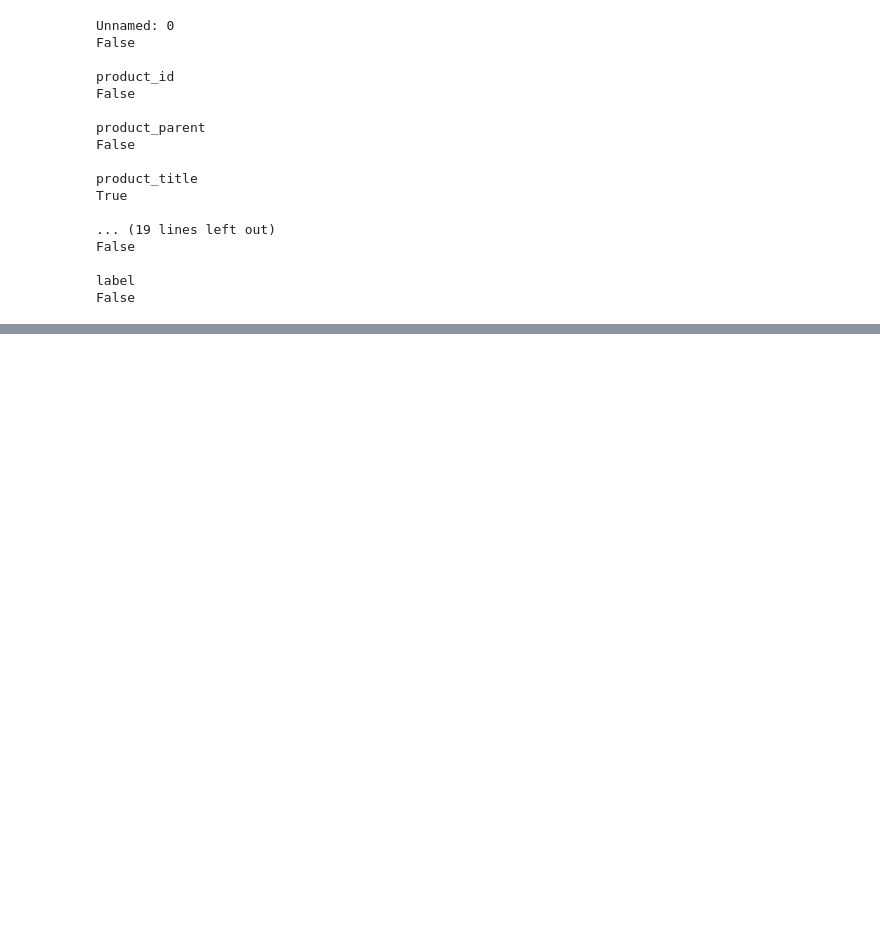
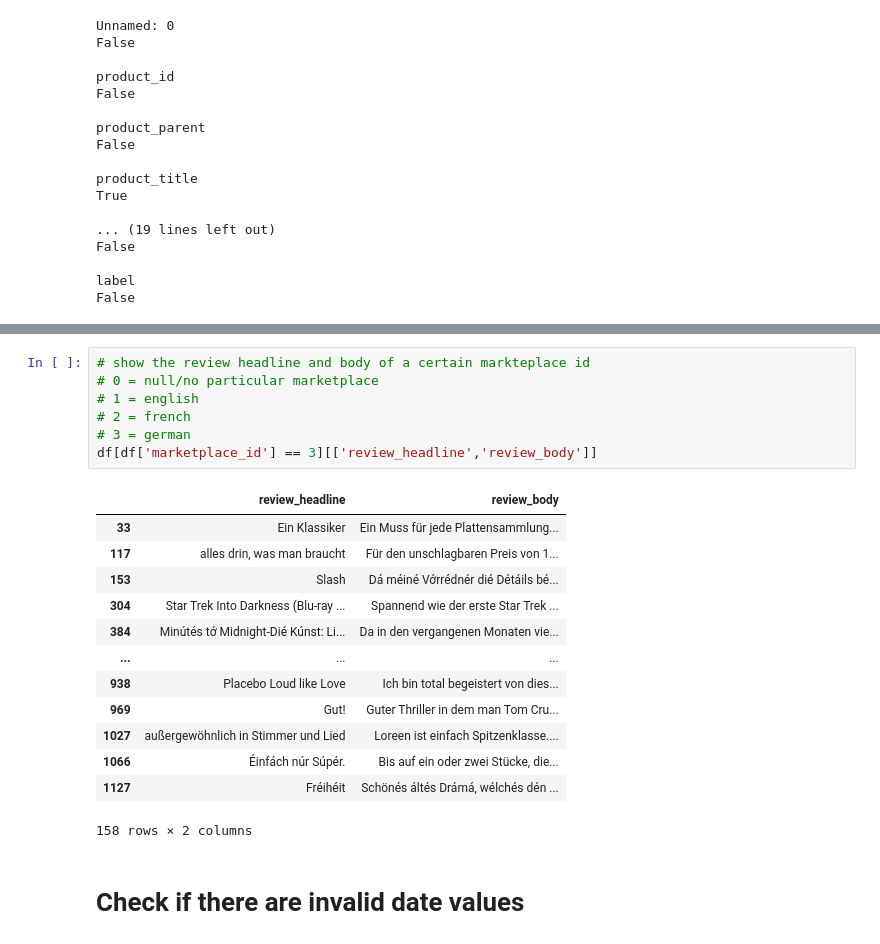
Before and after one commit to Kajzzer/BigData, a Jupyter notebook: EDA.ipynb, the cells around one changed output, grey strips where cells are left out. Saved outputs shown, nothing was run; the diff lists cells and outputs as text; blank space fills up the shorter version.

```diff
--- a/EDA.ipynb
+++ b/EDA.ipynb
@@ -131,0 +270,23 @@ False
+# %%
+# show the review headline and body of a certain markteplace id
+# 0 = null/no particular marketplace
+# 1 = english
+# 2 = french
+# 3 = german
+df[df['marketplace_id'] == 3][['review_headline','review_body']]
+# %% [output]
+|  | review_headline | review_body |
+| 33 | Ein Klassiker | Ein Muss für jede Plattensammlung... |
+| 117 | alles drin, was man braucht | Für den unschlagbaren Preis von 1... |
+| 153 | Slash | Dá méiné Vớrrédnér dié Détáils bé... |
+| 304 | Star Trek Into Darkness (Blu-ray ... | Spannend wie der erste Star Trek ... |
+| 384 | Minútés tớ Midnight-Dié Kúnst: Li... | Da in den vergangenen Monaten vie... |
+| ... | ... | ... |
+| 938 | Placebo Loud like Love | Ich bin total begeistert von dies... |
+| 969 | Gut! | Guter Thriller in dem man Tom Cru... |
+| 1027 | außergewöhnlich in Stimmer und Lied | Loreen ist einfach Spitzenklasse.... |
+| 1066 | Éinfách núr Súpér. | Bis auf ein oder zwei Stücke, die... |
+| 1127 | Fréihéit | Schönés áltés Drámá, wélchés dén ... |
+158 rows × 2 columns
+# %% [markdown]
+# Check if there are invalid date values
```
Also changed, not shown: parts of 18 cells of this notebook.
